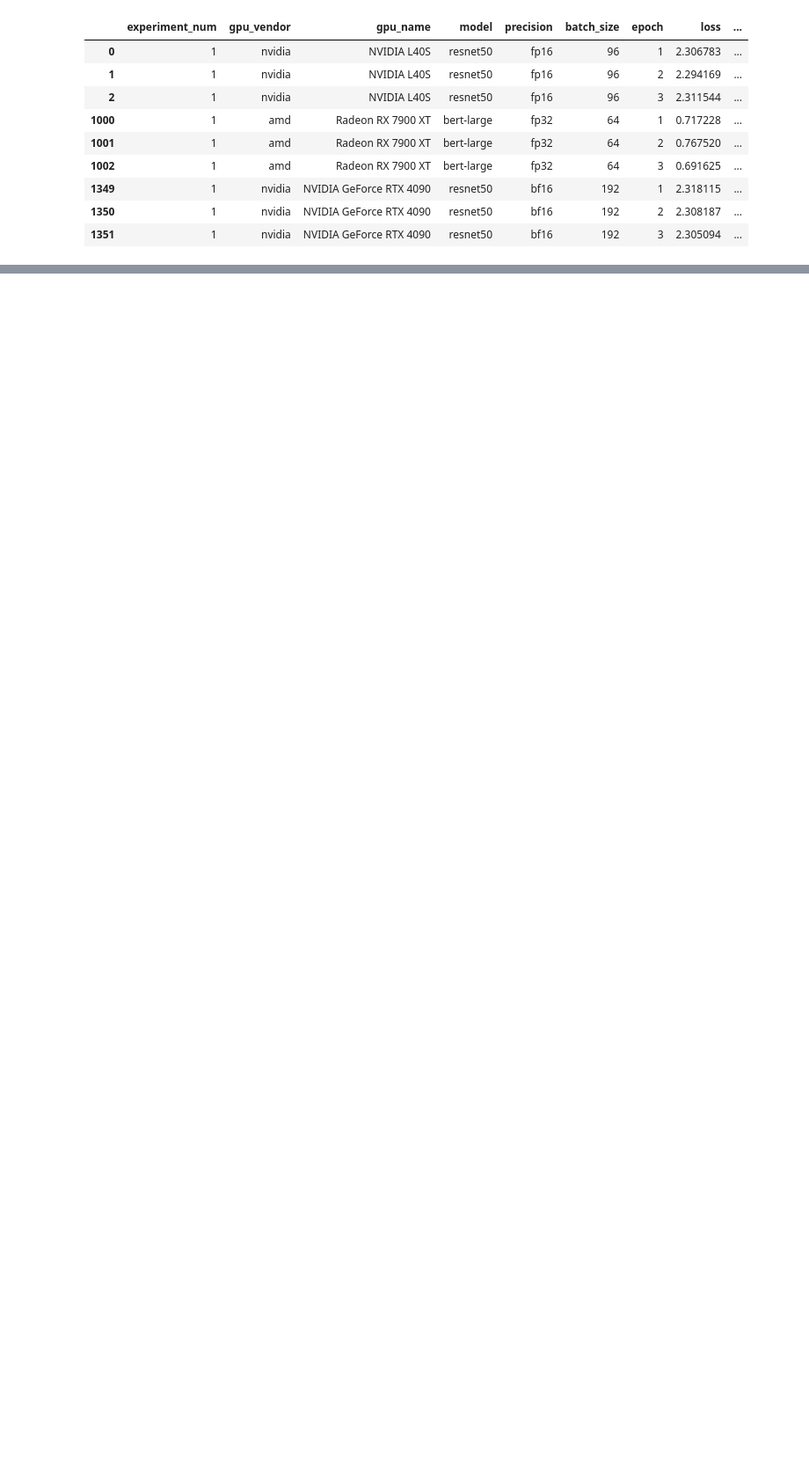
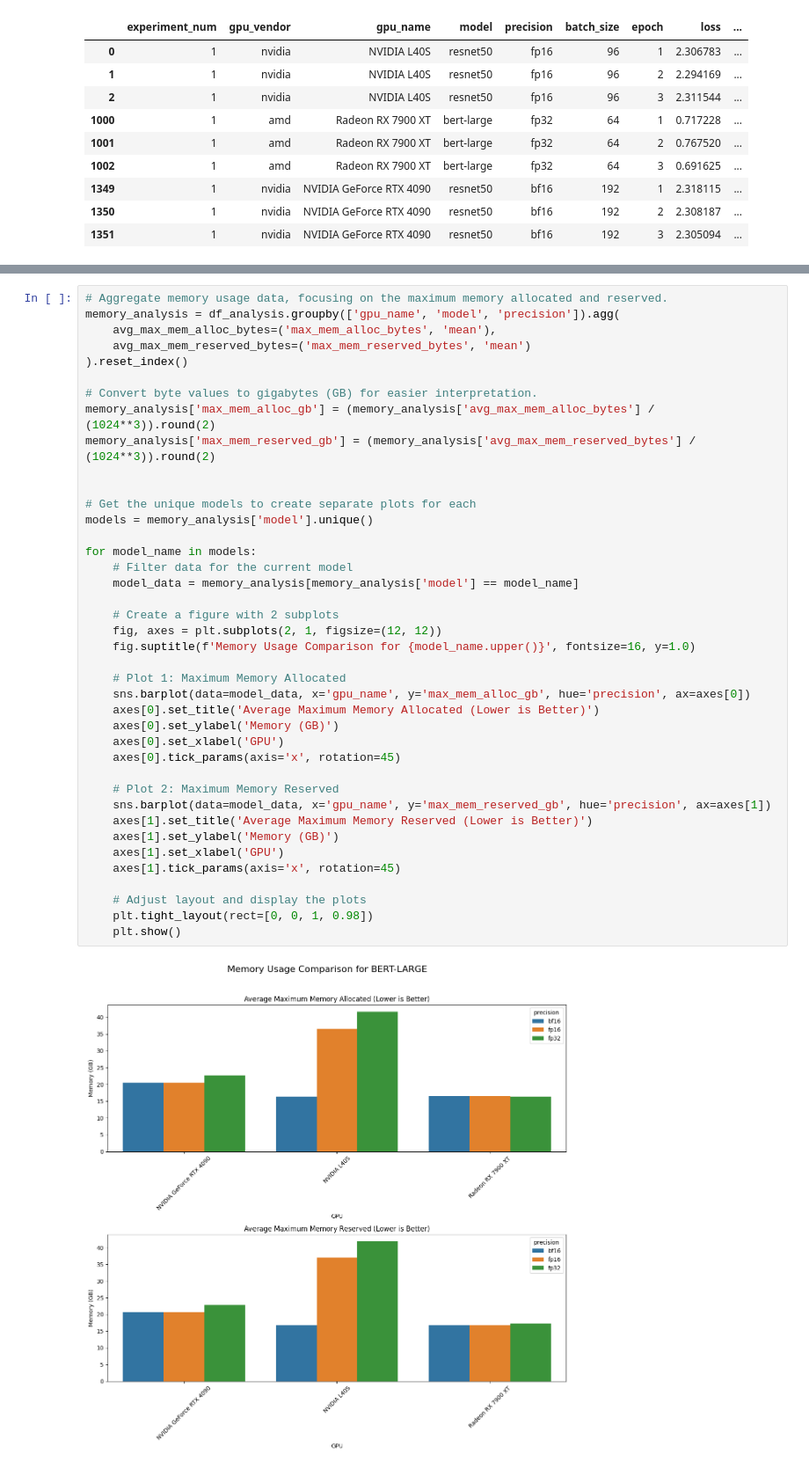
Before and after one commit to henriqueutzig/tcc_mixed_precision, a Jupyter notebook: train_exp_results/analyse_train_data.ipynb, the cells around one changed output, grey strips where cells are left out. Shown at 88% size. Drawn from its saved outputs; the diff is of its cells as text; blank space fills up the shorter version.

```diff
--- a/train_exp_results/analyse_train_data.ipynb
+++ b/train_exp_results/analyse_train_data.ipynb
@@ -134,0 +199,42 @@ for model_name in models:
+# %%
+# Aggregate memory usage data, focusing on the maximum memory allocated and reserved.
+memory_analysis = df_analysis.groupby(['gpu_name', 'model', 'precision']).agg(
+    avg_max_mem_alloc_bytes=('max_mem_alloc_bytes', 'mean'),
+    avg_max_mem_reserved_bytes=('max_mem_reserved_bytes', 'mean')
+).reset_index()
+
+# Convert byte values to gigabytes (GB) for easier interpretation.
+memory_analysis['max_mem_alloc_gb'] = (memory_analysis['avg_max_mem_alloc_bytes'] / (1024**3)).round(2)
+memory_analysis['max_mem_reserved_gb'] = (memory_analysis['avg_max_mem_reserved_bytes'] / (1024**3)).round(2)
+
+
+# Get the unique models to create separate plots for each
+models = memory_analysis['model'].unique()
+
+for model_name in models:
+    # Filter data for the current model
+    model_data = memory_analysis[memory_analysis['model'] == model_name]
+
+    # Create a figure with 2 subplots
+    fig, axes = plt.subplots(2, 1, figsize=(12, 12))
+    fig.suptitle(f'Memory Usage Comparison for {model_name.upper()}', fontsize=16, y=1.0)
+
+    # Plot 1: Maximum Memory Allocated
+    sns.barplot(data=model_data, x='gpu_name', y='max_mem_alloc_gb', hue='precision', ax=axes[0])
+    axes[0].set_title('Average Maximum Memory Allocated (Lower is Better)')
+    axes[0].set_ylabel('Memory (GB)')
+    axes[0].set_xlabel('GPU')
+    axes[0].tick_params(axis='x', rotation=45)
+
+    # Plot 2: Maximum Memory Reserved
+    sns.barplot(data=model_data, x='gpu_name', y='max_mem_reserved_gb', hue='precision', ax=axes[1])
+    axes[1].set_title('Average Maximum Memory Reserved (Lower is Better)')
+    axes[1].set_ylabel('Memory (GB)')
+    axes[1].set_xlabel('GPU')
+    axes[1].tick_params(axis='x', rotation=45)
+
+    # Adjust layout and display the plots
+    plt.tight_layout(rect=[0, 0, 1, 0.98])
+    plt.show()
+# %% [output]
+[figure, added]
```
Also changed, not shown: parts of 3 cells of this notebook.
